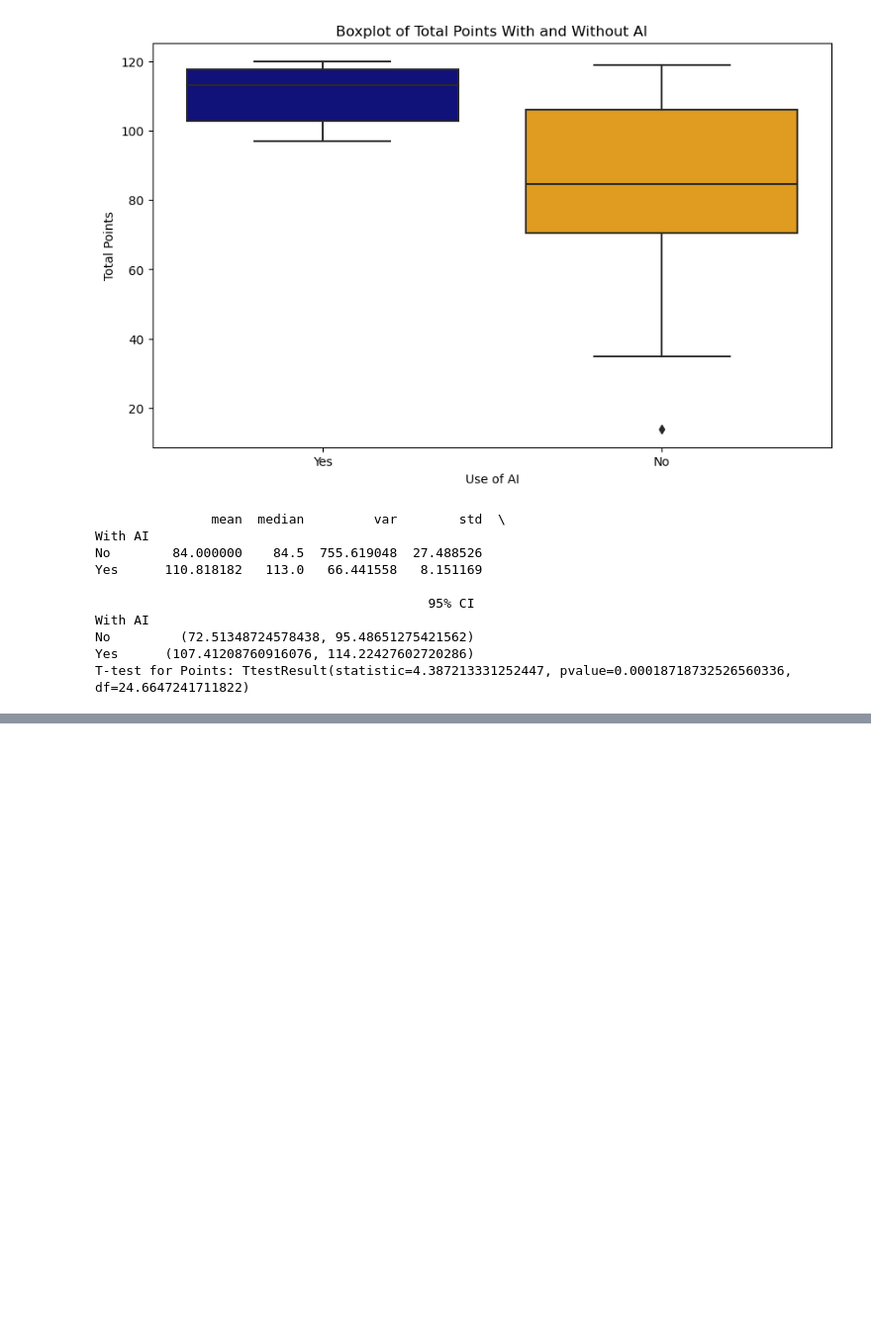
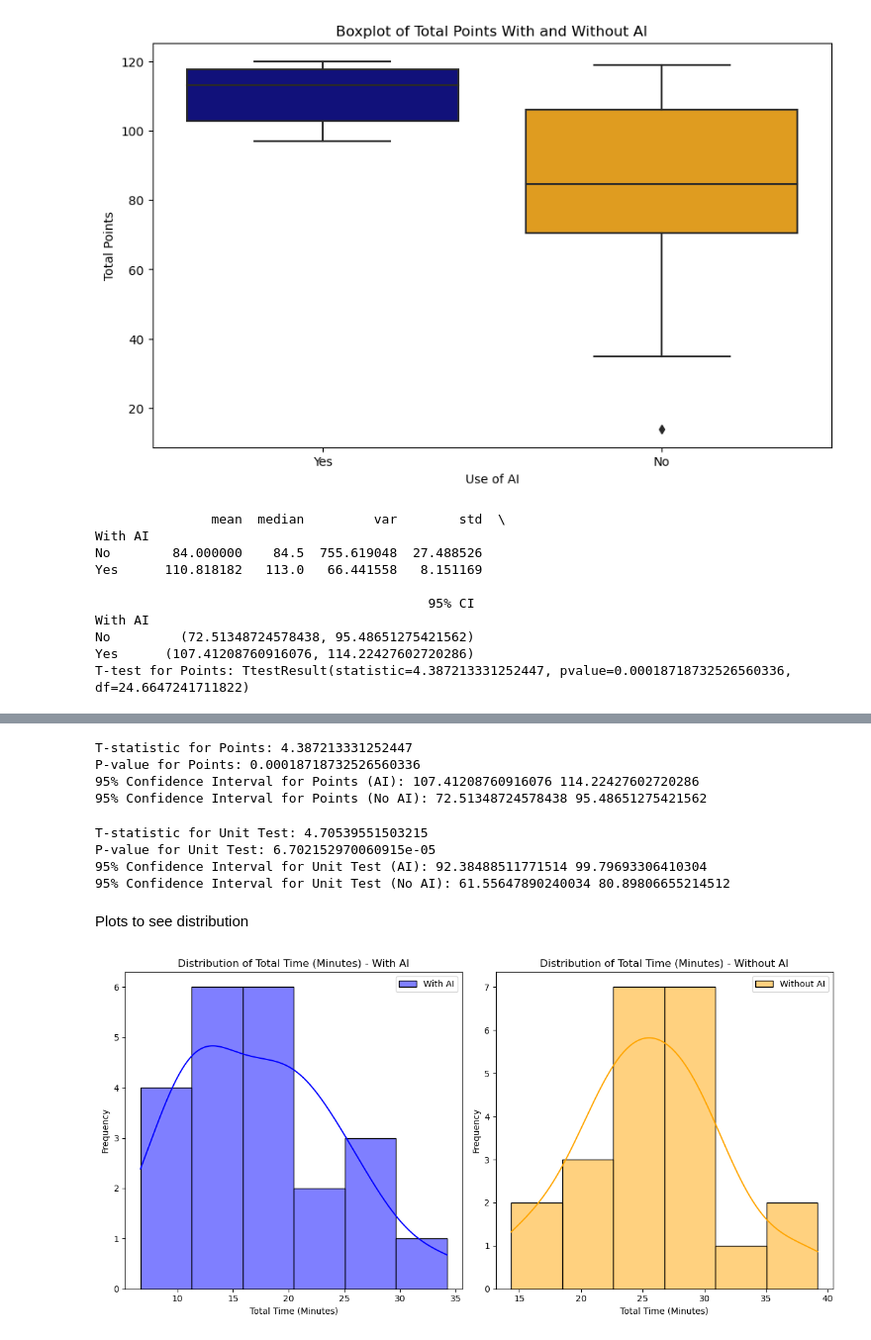
Before and after one commit to cseetreview/review_project, a Jupyter notebook: Notebook.ipynb, the cells around one changed output, grey strips where cells are left out. Shown: that part at 99% size. Drawn from its saved outputs; the diff is of its cells as text; code cells hidden in the pictures; blank space fills up the shorter version.

Commit message:
statistics

```diff
--- a/Notebook.ipynb
+++ b/Notebook.ipynb
@@ -676,0 +762,70 @@ T-test for Points: TtestResult(statistic=4.387213331252447, pvalue=0.00018718732
+# %%
+# T-test for Total Points
+points_ai = data[data['With AI'] == 'Yes']['Total Points']
+points_no_ai = data[data['With AI'] == 'No']['Total Points']
+t_stat_points, p_value_points = stats.ttest_ind(points_ai, points_no_ai, equal_var=False)
+
+# Calculating Confidence Intervals for both groups
+mean_points_ai = np.mean(points_ai)
+std_points_ai = np.std(points_ai, ddof=1)
+ci_low_points_ai, ci_high_points_ai = stats.norm.interval(0.95, loc=mean_points_ai, scale=std_points_ai / np.sqrt(len(points_ai)))
+
+mean_points_no_ai = np.mean(points_no_ai)
+std_points_no_ai = np.std(points_no_ai, ddof=1)
+ci_low_points_no_ai, ci_high_points_no_ai = stats.norm.interval(0.95, loc=mean_points_no_ai, scale=std_points_no_ai / np.sqrt(len(points_no_ai)))
+
+print("T-statistic for Points:", t_stat_points)
+print("P-value for Points:", p_value_points)
+print("95% Confidence Interval for Points (AI):", ci_low_points_ai, ci_high_points_ai)
+print("95% Confidence Interval for Points (No AI):", ci_low_points_no_ai, ci_high_points_no_ai)
+# %% [output]
+T-statistic for Points: 4.387213331252447
+P-value for Points: 0.00018718732526560336
+95% Confidence Interval for Points (AI): 107.41208760916076 114.22427602720286
+95% Confidence Interval for Points (No AI): 72.51348724578438 95.48651275421562
+# %%
+# T-test for Unit Test Scores
+test_scores_ai = data[data['With AI'] == 'Yes']['Unit Test']
+test_scores_no_ai = data[data['With AI'] == 'No']['Unit Test']
+t_stat_test, p_value_test = stats.ttest_ind(test_scores_ai, test_scores_no_ai, equal_var=False)
+
+# Calculating Confidence Intervals for both groups
+mean_test_ai = np.mean(test_scores_ai)
+std_test_ai = np.std(test_scores_ai, ddof=1)
+ci_low_test_ai, ci_high_test_ai = stats.norm.interval(0.95, loc=mean_test_ai, scale=std_test_ai / np.sqrt(len(test_scores_ai)))
+
+mean_test_no_ai = np.mean(test_scores_no_ai)
+std_test_no_ai = np.std(test_scores_no_ai, ddof=1)
+ci_low_test_no_ai, ci_high_test_no_ai = stats.norm.interval(0.95, loc=mean_test_no_ai, scale=std_test_no_ai / np.sqrt(len(test_scores_no_ai)))
+
+print("T-statistic for Unit Test:", t_stat_test)
+print("P-value for Unit Test:", p_value_test)
+print("95% Confidence Interval for Unit Test (AI):", ci_low_test_ai, ci_high_test_ai)
+print("95% Confidence Interval for Unit Test (No AI):", ci_low_test_no_ai, ci_high_test_no_ai)
+# %% [output]
+T-statistic for Unit Test: 4.70539551503215
+P-value for Unit Test: 6.702152970060915e-05
+95% Confidence Interval for Unit Test (AI): 92.38488511771514 99.79693306410304
+95% Confidence Interval for Unit Test (No AI): 61.55647890240034 80.89806655214512
+# %% [markdown]
+Plots to see distribution
+# %%
+plt.figure(figsize=(12, 6))
+plt.subplot(1, 2, 1)
+sns.histplot(data[data['With AI'] == 'Yes']['Total_Time_Minutes'], color='blue', kde=True, label='With AI')
+plt.title('Distribution of Total Time (Minutes) - With AI')
+plt.xlabel('Total Time (Minutes)')
+plt.ylabel('Frequency')
+plt.legend()
+
+plt.subplot(1, 2, 2)
+sns.histplot(data[data['With AI'] == 'No']['Total_Time_Minutes'], color='orange', kde=True, label='Without AI')
+plt.title('Distribution of Total Time (Minutes) - Without AI')
+plt.xlabel('Total Time (Minutes)')
+plt.ylabel('Frequency')
+plt.legend()
+
+plt.tight_layout()
+plt.show()
+# %% [output]
+[figure, added]
```
Also changed, not shown: parts of 12 cells of this notebook.
